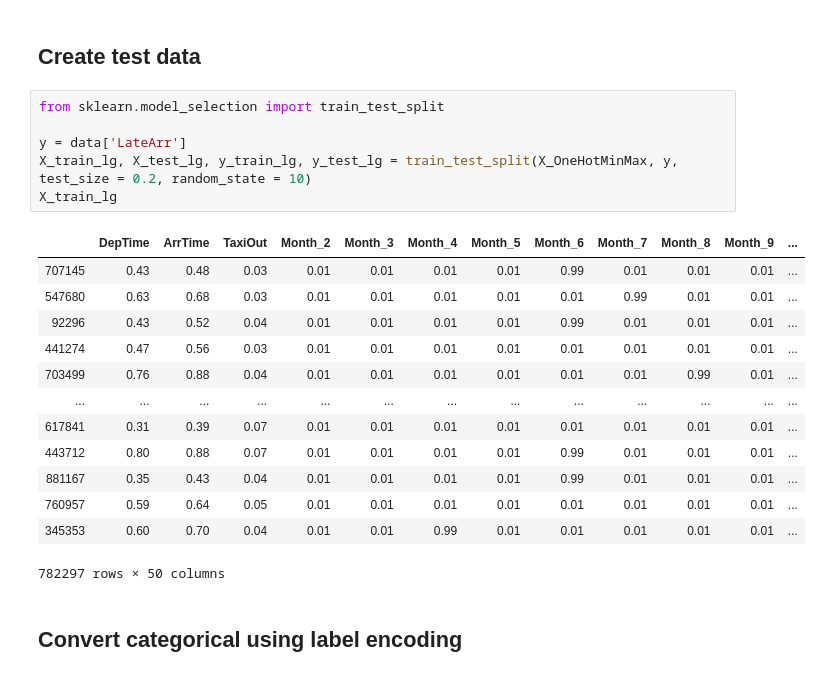
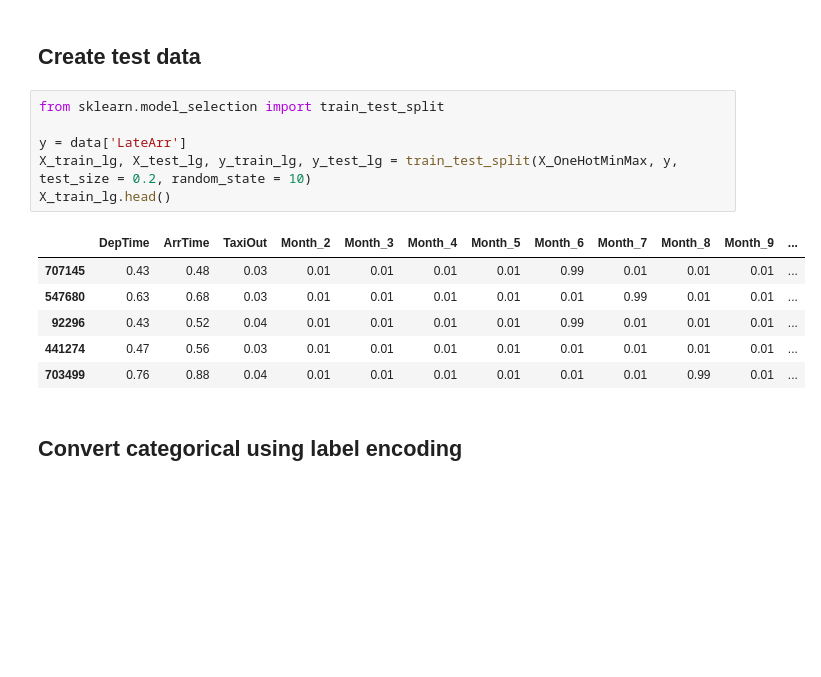
Before and after one commit to danghung-dev/cbd-assignment, a Jupyter notebook: assignment5_Airline_Arrival/assignment5_2.ipynb, the cells around one changed output. Drawn from its saved outputs; the diff is of its cells as text; blank space fills up the shorter version.

```diff
--- a/assignment5_Airline_Arrival/assignment5_2.ipynb
+++ b/assignment5_Airline_Arrival/assignment5_2.ipynb
@@ -453,23 +448,16 @@ X_OneHotMinMax.describe()
 # %%
 from sklearn.model_selection import train_test_split
 
 y = data['LateArr']
 X_train_lg, X_test_lg, y_train_lg, y_test_lg = train_test_split(X_OneHotMinMax, y, test_size = 0.2, random_state = 10)
-X_train_lg
+X_train_lg.head()
 # %% [output]
 |  | DepTime | ArrTime | TaxiOut | Month_2 | Month_3 | Month_4 | Month_5 | Month_6 | Month_7 | Month_8 | Month_9 | ... |
 | 707145 | 0.43 | 0.48 | 0.03 | 0.01 | 0.01 | 0.01 | 0.01 | 0.99 | 0.01 | 0.01 | 0.01 | ... |
 | 547680 | 0.63 | 0.68 | 0.03 | 0.01 | 0.01 | 0.01 | 0.01 | 0.01 | 0.99 | 0.01 | 0.01 | ... |
 | 92296 | 0.43 | 0.52 | 0.04 | 0.01 | 0.01 | 0.01 | 0.01 | 0.99 | 0.01 | 0.01 | 0.01 | ... |
 | 441274 | 0.47 | 0.56 | 0.03 | 0.01 | 0.01 | 0.01 | 0.01 | 0.01 | 0.01 | 0.01 | 0.01 | ... |
 | 703499 | 0.76 | 0.88 | 0.04 | 0.01 | 0.01 | 0.01 | 0.01 | 0.01 | 0.01 | 0.99 | 0.01 | ... |
-| ... | ... | ... | ... | ... | ... | ... | ... | ... | ... | ... | ... | ... |
-| 617841 | 0.31 | 0.39 | 0.07 | 0.01 | 0.01 | 0.01 | 0.01 | 0.01 | 0.01 | 0.01 | 0.01 | ... |
-| 443712 | 0.80 | 0.88 | 0.07 | 0.01 | 0.01 | 0.01 | 0.01 | 0.99 | 0.01 | 0.01 | 0.01 | ... |
-| 881167 | 0.35 | 0.43 | 0.04 | 0.01 | 0.01 | 0.01 | 0.01 | 0.99 | 0.01 | 0.01 | 0.01 | ... |
-| 760957 | 0.59 | 0.64 | 0.05 | 0.01 | 0.01 | 0.01 | 0.01 | 0.01 | 0.01 | 0.01 | 0.01 | ... |
-| 345353 | 0.60 | 0.70 | 0.04 | 0.01 | 0.01 | 0.99 | 0.01 | 0.01 | 0.01 | 0.01 | 0.01 | ... |
-782297 rows × 50 columns
 # %% [markdown]
 ## Convert categorical using label encoding
 # %%
```
Also changed, not shown: parts of 40 cells of this notebook, 1 other file.
